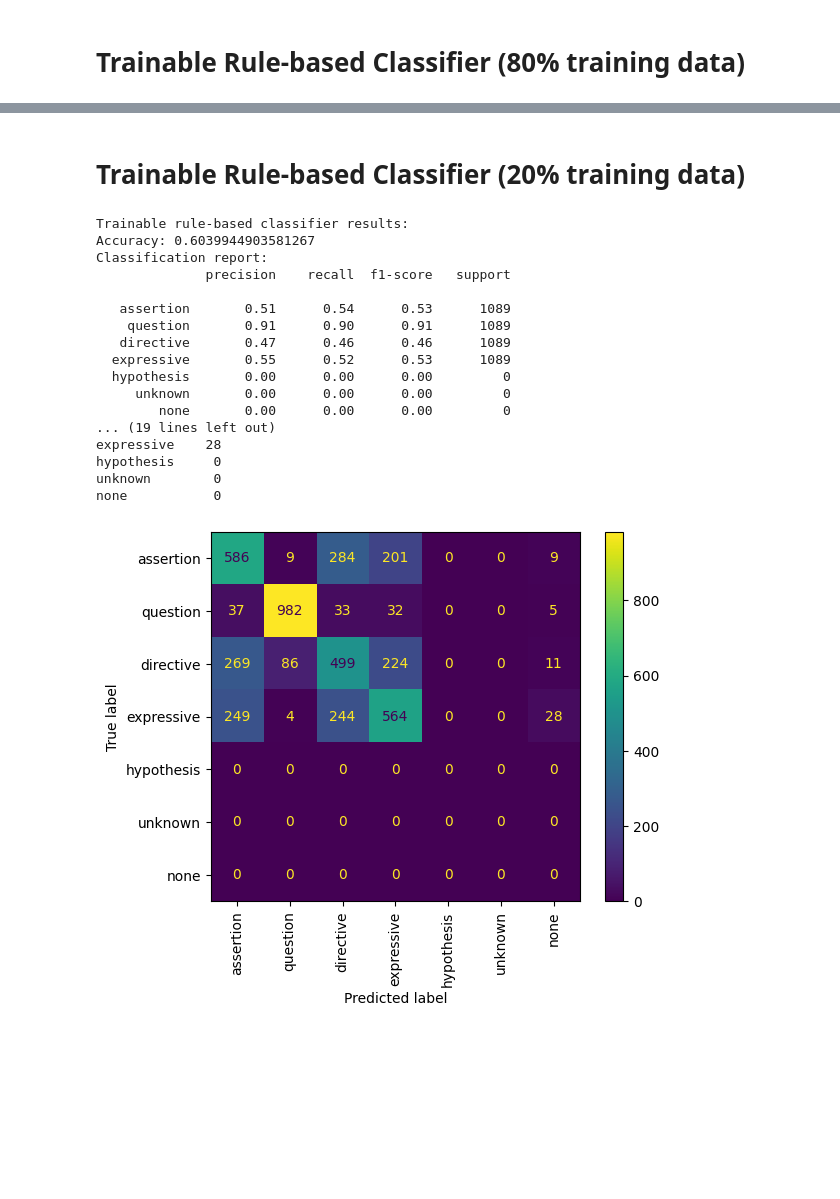
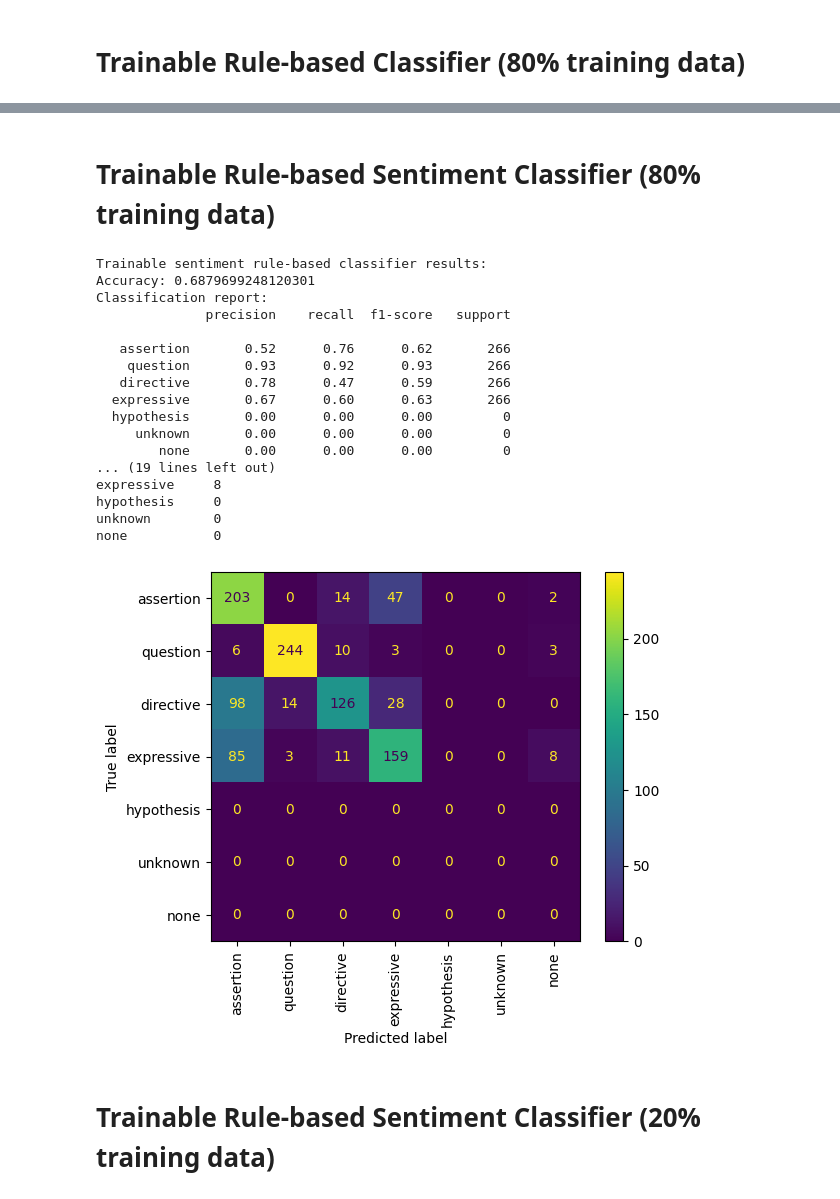
Before and after one commit to Daniel-B-Tufvesson/speech-act-classifier, a Jupyter notebook: notebooks/classify_with_rules.ipynb, the cells around one changed output, grey strips where cells are left out. Saved outputs shown, nothing was run; the diff lists cells and outputs as text; code cells hidden in the pictures; blank space fills up the shorter version.

Commit message:
Add sentiment as a syntblock.

```diff
--- a/notebooks/classify_with_rules.ipynb
+++ b/notebooks/classify_with_rules.ipynb
@@ -127,0 +132,7 @@ none           0
+# %%
+# Evaluate trainable rule based classifier.
+trainable_rule_classifier_small = rule.TrainableClassifier()
+trainable_rule_classifier_small.train(test_corpus)
+print('Trainable rule-based classifier results:')
+evaluation.evaluate(train_corpus, trainable_rule_classifier_small, labels,
+                    draw_conf_matrix=True)
@@ -128,28 +158,37 @@ none           0
+# %% [markdown]
+# Trainable Rule-based Sentiment Classifier (80% training data)
+# %%
+# Evaluate trainable rule based classifier.
+trainable_rule_classifier_sentiment_large = rule.TrainableSentimentClassifier()
+trainable_rule_classifier_sentiment_large.train(train_corpus)
+print('Trainable sentiment rule-based classifier results:')
+evaluation.evaluate(test_corpus, trainable_rule_classifier_sentiment_large, labels,
+                    draw_conf_matrix=True)
+# %% [output]
+Trainable sentiment rule-based classifier results:
+Accuracy: 0.6879699248120301
+Classification report:
+              precision    recall  f1-score   support
+
+   assertion       0.52      0.76      0.62       266
+    question       0.93      0.92      0.93       266
+   directive       0.78      0.47      0.59       266
+  expressive       0.67      0.60      0.63       266
+  hypothesis       0.00      0.00      0.00         0
+     unknown       0.00      0.00      0.00         0
+        none       0.00      0.00      0.00         0
+... (19 lines left out)
+expressive     8
+hypothesis     0
+unknown        0
+none           0
+[figure, added]
 # %% [markdown]
-# Trainable Rule-based Classifier (20% training data)
+# Trainable Rule-based Sentiment Classifier (20% training data)
 # %%
 # Evaluate trainable rule based classifier.
-trainable_rule_classifier = rule.TrainableClassifier()
-trainable_rule_classifier.train(test_corpus)
-print('Trainable rule-based classifier results:')
-evaluation.evaluate(train_corpus, trainable_rule_classifier, labels,
+trainable_rule_classifier_sentiment_small = rule.TrainableSentimentClassifier()
+trainable_rule_classifier_sentiment_small.train(train_corpus)
+print('Trainable sentiment rule-based classifier results:')
+evaluation.evaluate(test_corpus, trainable_rule_classifier_sentiment_small, labels,
                     draw_conf_matrix=True)
-# %% [output]
-Trainable rule-based classifier results:
-Accuracy: 0.6039944903581267
-Classification report:
-              precision    recall  f1-score   support
-
-   assertion       0.51      0.54      0.53      1089
-    question       0.91      0.90      0.91      1089
-   directive       0.47      0.46      0.46      1089
-  expressive       0.55      0.52      0.53      1089
-  hypothesis       0.00      0.00      0.00         0
-     unknown       0.00      0.00      0.00         0
-        none       0.00      0.00      0.00         0
-... (19 lines left out)
-expressive    28
-hypothesis     0
-unknown        0
-none           0
-[figure, removed]
```
Also changed, not shown: parts of 5 cells of this notebook, 1 other file.
